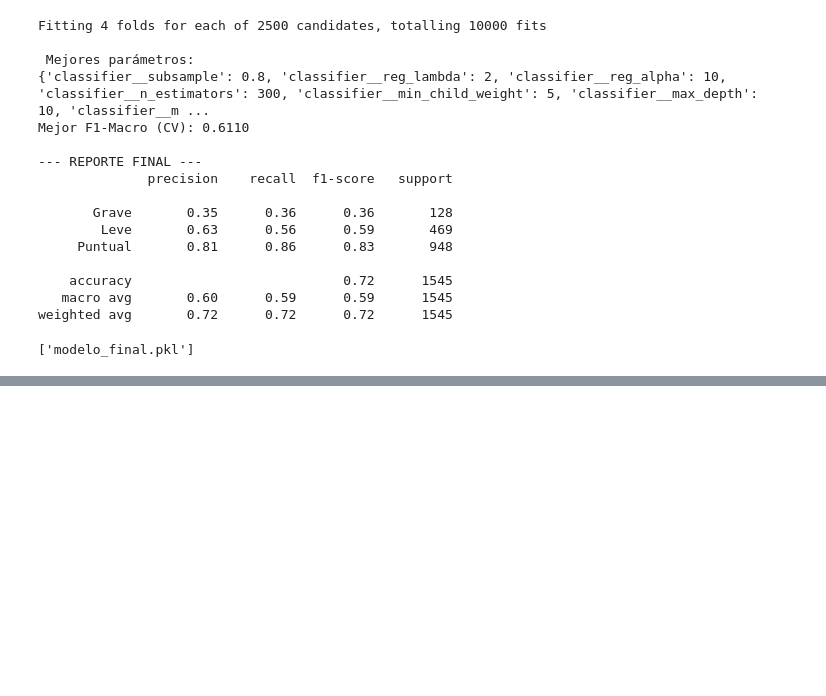
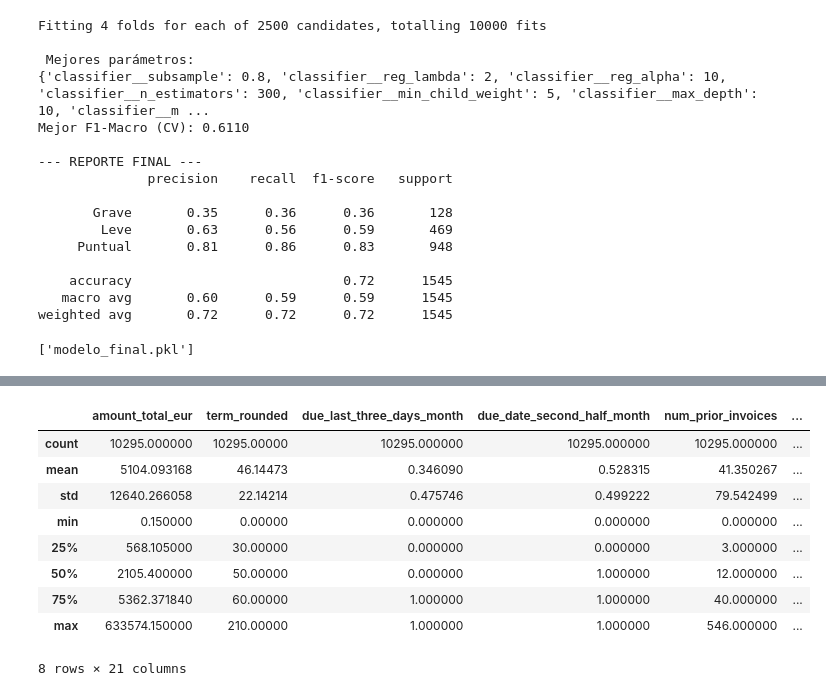
Before and after one commit to isma-fernandez/ai-agent-invoice-payment-prediction-b2b, a Jupyter notebook: notebooks/baseline.ipynb, the cells around one changed output, grey strips where cells are left out. Drawn from its saved outputs; the diff is of its cells as text; code cells hidden in the pictures; blank space fills up the shorter version.

```diff
--- a/notebooks/baseline.ipynb
+++ b/notebooks/baseline.ipynb
@@ -433,0 +558,3 @@ joblib.dump(best_model, 'modelo_final.pkl')
+# %%
+y = dataset['payment_overdue_days'].copy()
+X = dataset[['amount_total_eur', 'term_rounded', 'currency_name', 'company_name', 'partner_name', 'due_last_three_days_month', 'due_date_second_half_month']].copy()
@@ -433,0 +667,40 @@ joblib.dump(best_model, 'modelo_final.pkl')
+# %%
+from sklearn.metrics import mean_absolute_error, mean_squared_error, r2_score
+from sklearn.model_selection import cross_val_score, TimeSeriesSplit
+
+params = {
+    'n_estimators': 100,
+    'max_depth': 5,
+    'learning_rate': 0.05,
+    'objective': 'reg:squarederror',
+    'reg_lambda': 2,
+    'reg_alpha': 10
+}
+
+reg_model = Pipeline([
+    ('preprocessor', preprocessor),
+    ('classifier', XGBRegressor(
+        objective='reg:squarederror',
+        n_estimators=100,    # Menos árboles para que RFECV sea más rápido
+        max_depth=10,
+        learning_rate=0.05,
+        n_jobs=-2,
+        random_state=42
+    ))
+])
+
+tscv = TimeSeriesSplit(n_splits=5)
+
+# Ejecutar el CV (solo R2)
+r2_scores = cross_val_score(
+    reg_model,
+    X,
+    y,
+    cv=tscv,
+    scoring='r2',
+    n_jobs=-1
+)
+
+# --- 4. Resultados ---
+print("\n--- Resultados de la Validación Cruzada (TSCV) ---")
+print(f"R^2 Score (5-Fold CV Media): {r2_scores.mean():.4f}")
@@ -433,0 +821,13 @@ joblib.dump(best_model, 'modelo_final.pkl')
+# %%
+X.describe()
+# %% [output]
+|  | amount_total_eur | term_rounded | due_last_three_days_month | due_date_second_half_month | num_prior_invoices | ... |
+| count | 10295.000000 | 10295.00000 | 10295.000000 | 10295.000000 | 10295.000000 | ... |
+| mean | 5104.093168 | 46.14473 | 0.346090 | 0.528315 | 41.350267 | ... |
+| std | 12640.266058 | 22.14214 | 0.475746 | 0.499222 | 79.542499 | ... |
+| min | 0.150000 | 0.00000 | 0.000000 | 0.000000 | 0.000000 | ... |
+| 25% | 568.105000 | 30.00000 | 0.000000 | 0.000000 | 3.000000 | ... |
+| 50% | 2105.400000 | 50.00000 | 0.000000 | 1.000000 | 12.000000 | ... |
+| 75% | 5362.371840 | 60.00000 | 1.000000 | 1.000000 | 40.000000 | ... |
+| max | 633574.150000 | 210.00000 | 1.000000 | 1.000000 | 546.000000 | ... |
+8 rows × 21 columns
```
Also changed, not shown: parts of 17 cells of this notebook, 9 other files.
